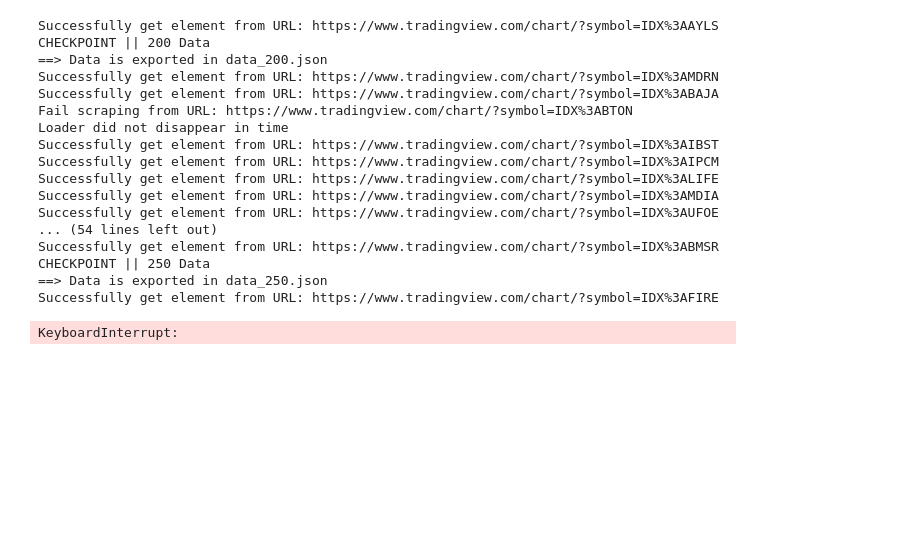
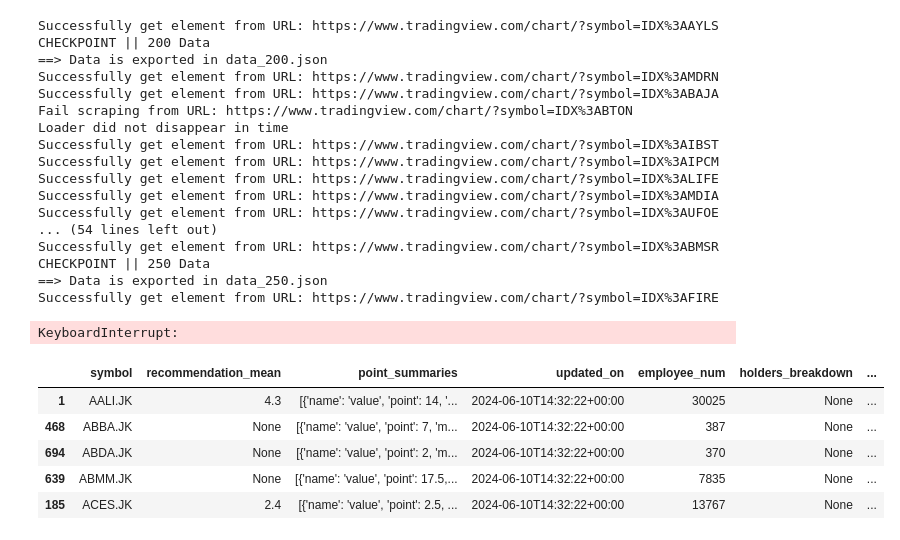
Before and after one commit to supertypeai/sectors_analyst_rating_scraper, a Jupyter notebook: scraper.ipynb, the cells around one changed output. Saved outputs shown, nothing was run; the diff lists cells and outputs as text; code cells hidden in the pictures; blank space fills up the shorter version.

```diff
--- a/scraper.ipynb
+++ b/scraper.ipynb
@@ -32,10 +32,3 @@ df_db_data.head()
 | 2 | RMBA.JK | NaN | [{'name': 'value', 'point': 5, 'm... | 2024-05-24T06:24:51+00:00 | 978.0 | {'% of Float Held by Institutions... | ... |
 | 3 | ADCP.JK | NaN | [{'name': 'value', 'point': 3.5, ... | 2024-06-10T14:32:22+00:00 | 108.0 | None | ... |
 | 4 | DGNS.JK | NaN | [{'name': 'value', 'point': 10, '... | 2024-06-10T14:32:22+00:00 | 64.0 | None | ... |
-# %%
-# Add new column for rating data
-df_db_data['technical_rating'] = np.nan
-df_db_data['analyst_rating']  = np.nan
-
-cols = df_db_data.columns.tolist()
-df_db_data.head()
@@ -195,3 +191,50 @@ CHECKPOINT || 250 Data
 ==> Data is exported in data_250.json
 Successfully get element from URL: https://www.tradingview.com/chart/?symbol=IDX%3AFIRE
 KeyboardInterrupt:
+# %%
+import json
+import os
+import pandas as pd
+import numpy as np
+
+cwd = os.getcwd()
+data_dir = os.path.join(cwd, "data")
+data_file_path = [os.path.join(data_dir,f'P{i}_data.json') for i in range(1,5)]
+
+# Combine data
+all_data_list = list()
+for file_path in data_file_path:
+  f = open(file_path)
+  data = json.load(f)
+  all_data_list = all_data_list + data
+
+# Make Dataframe
+df_scraped = pd.DataFrame(all_data_list)
+
+# Rename columns
+df_scraped = df_scraped.rename(columns={"technical_rating": "technical_rating_breakdown", "analyst_rating": "analyst_rating_breakdown"})
+
+# Add '.JK' in symbol column value
+df_scraped['symbol'] = df_scraped['symbol']+".JK"
+
+# Sort df_db_data and df_scraped
+df_db_data = df_db_data.sort_values(['symbol'])
+df_scraped = df_scraped.sort_values(['symbol'])
+
+# Merge the dataframe to the one in the db
+df_db_data.update(df_scraped)
+
+# Replace mp.nan to None
+df_merge = df_db_data.replace({np.nan: None})
+
+# Change employee_num to int
+df_merge = df_merge.astype({"employee_num": 'Int64'})
+
+df_merge.head()
+# %% [output]
+|  | symbol | recommendation_mean | point_summaries | updated_on | employee_num | holders_breakdown | ... |
+| 1 | AALI.JK | 4.3 | [{'name': 'value', 'point': 14, '... | 2024-06-10T14:32:22+00:00 | 30025 | None | ... |
+| 468 | ABBA.JK | None | [{'name': 'value', 'point': 7, 'm... | 2024-06-10T14:32:22+00:00 | 387 | None | ... |
+| 694 | ABDA.JK | None | [{'name': 'value', 'point': 2, 'm... | 2024-06-10T14:32:22+00:00 | 370 | None | ... |
+| 639 | ABMM.JK | None | [{'name': 'value', 'point': 17.5,... | 2024-06-10T14:32:22+00:00 | 7835 | None | ... |
+| 185 | ACES.JK | 2.4 | [{'name': 'value', 'point': 2.5, ... | 2024-06-10T14:32:22+00:00 | 13767 | None | ... |
```
Also changed, not shown: parts of 3 cells of this notebook, 23 other files.
